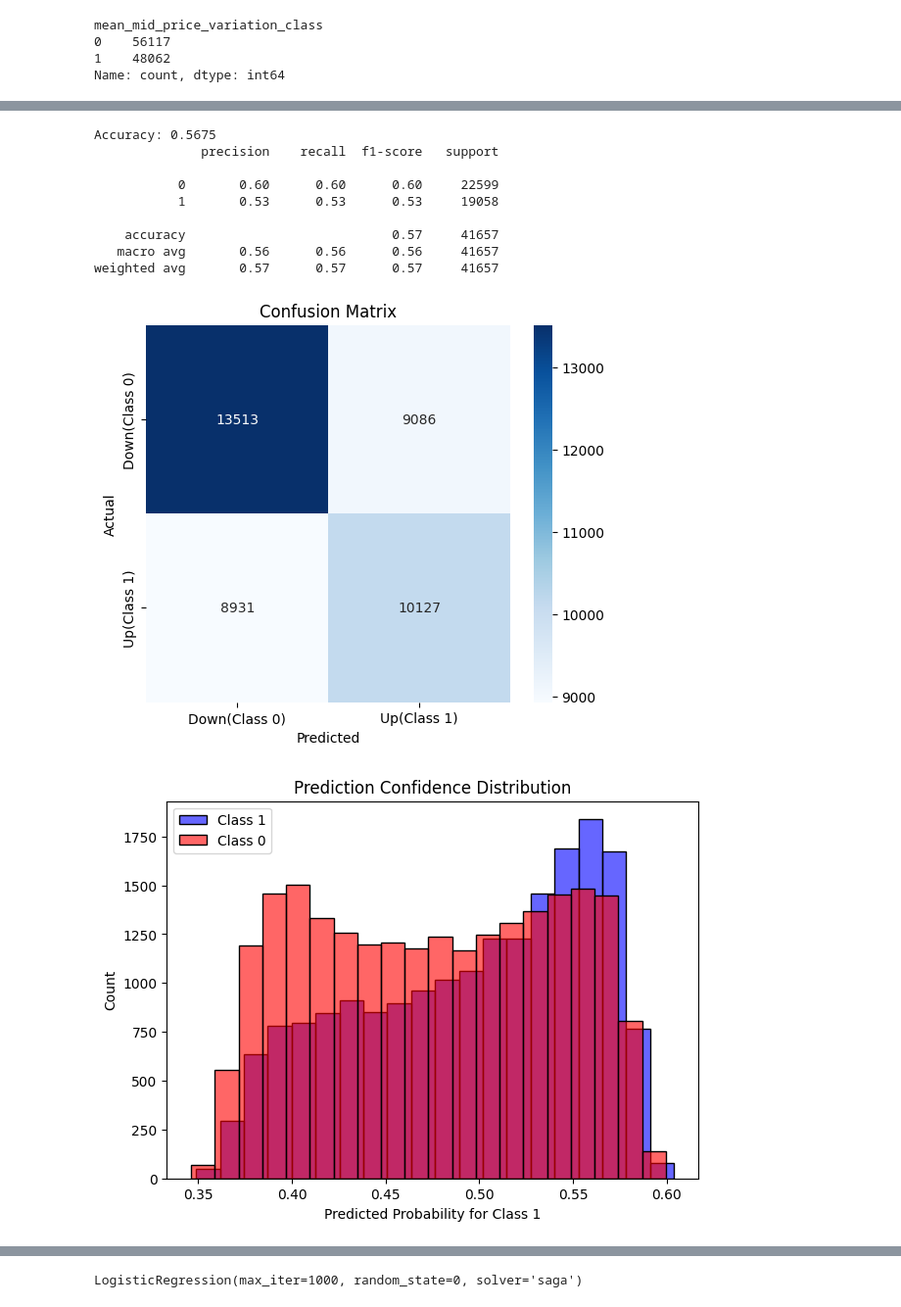
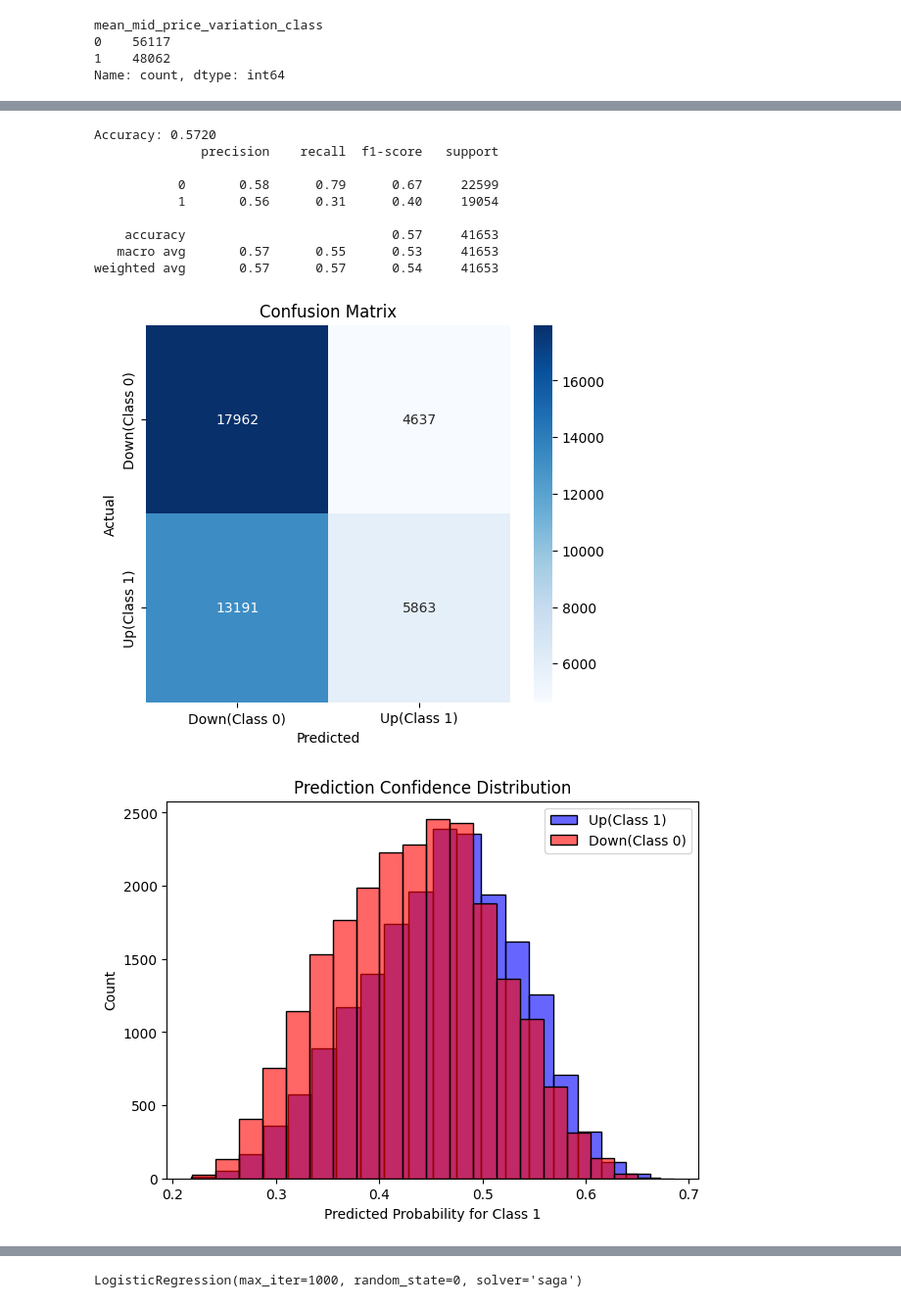
Before and after one commit to LiaoLaurent/Stock-Prediction-Deep-Learning, a Jupyter notebook: main.ipynb, the cells around one changed output, grey strips where cells are left out. Shown at 98% size. Saved outputs shown, nothing was run; the diff lists cells and outputs as text; code cells hidden in the pictures.

Commit message:
Created train and eval functions

```diff
--- a/main.ipynb
+++ b/main.ipynb
@@ -37,12 +37,12 @@ features =  lob_indicators + time_indicators
 sampling_rate = "2s"
 prediction_column = "mean_mid_price_variation_class"
 batch_size = 32
-look_back = 16
+look_back = 20
 # %%
 raw_data = pd.read_parquet("all_data.parquet")
 
-start_date = "2024-11-01"
-end_date = "2024-11-15"
+start_date = "2024-11-13"
+end_date = "2024-11-27"
 
 all_data = raw_data.loc[start_date:end_date]
 
@@ -255,61 +290,43 @@ Epoch 1/1, Train Loss: 0.6858, Train Acc: 0.5536, Val Loss: 0.6778, Val Acc: 0.5
+# %%
+device = torch.device("cuda" if torch.cuda.is_available() else "cpu")
+
+train_model(model, train_loader, val_loader, optimizer, criterion, num_epochs=10, device=device)
+# %%
+true_labels, all_predictions, all_probs = evaluate_model(model, test_loader, device)
 # %%
 from sklearn.metrics import confusion_matrix, accuracy_score, classification_report
-
-# Testing
-model.eval()
-all_predictions = []
-true_labels = []
-all_probs = []
-
-with torch.no_grad():
-    for batch_X, batch_y in test_loader:
-        batch_X, batch_y = batch_X.to(device), batch_y.to(device)
-        outputs = model(batch_X)
-
-        # Get predicted class and probabilities
-        probs = torch.softmax(outputs, dim=1)  # Convert logits to probabilities
-        _, predicted = torch.max(outputs.data, 1)
-
-        all_predictions.extend(predicted.cpu().numpy())
-        true_labels.extend(batch_y.cpu().numpy())
-        all_probs.extend(probs.cpu().numpy()[:, 1])  # Store probabilities for class 1
-
-# Convert to numpy arrays
-true_labels = np.array(true_labels)
-all_predictions = np.array(all_predictions)
-all_probs = np.array(all_probs)
 
 print(f"Accuracy: {accuracy_score(true_labels, all_predictions):.4f}")
 print(classification_report(true_labels, all_predictions, zero_division=0))
 
 conf_matrix = confusion_matrix(true_labels, all_predictions)
 plt.figure(figsize=(6, 5))
 sns.heatmap(conf_matrix, annot=True, fmt="d", cmap="Blues", xticklabels=["Down(Class 0)", "Up(Class 1)"], yticklabels=["Down(Class 0)", "Up(Class 1)"])
 plt.xlabel("Predicted")
 plt.ylabel("Actual")
 plt.title("Confusion Matrix")
 plt.show()
 
 plt.figure(figsize=(7, 5))
-sns.histplot(all_probs[true_labels == 1], color="blue", label="Class 1", bins=20, alpha=0.6)
-sns.histplot(all_probs[true_labels == 0], color="red", label="Class 0", bins=20, alpha=0.6)
+sns.histplot(all_probs[true_labels == 1], color="blue", label="Up(Class 1)", bins=20, alpha=0.6)
+sns.histplot(all_probs[true_labels == 0], color="red", label="Down(Class 0)", bins=20, alpha=0.6)
 plt.xlabel("Predicted Probability for Class 1")
 plt.ylabel("Count")
 plt.title("Prediction Confidence Distribution")
 plt.legend()
 plt.show()
 # %% [output]
-Accuracy: 0.5675
+Accuracy: 0.5720
               precision    recall  f1-score   support
 
-           0       0.60      0.60      0.60     22599
-           1       0.53      0.53      0.53     19058
+           0       0.58      0.79      0.67     22599
+           1       0.56      0.31      0.40     19054
 
-    accuracy                           0.57     41657
-   macro avg       0.56      0.56      0.56     41657
-weighted avg       0.57      0.57      0.57     41657
+    accuracy                           0.57     41653
+   macro avg       0.57      0.55      0.53     41653
+weighted avg       0.57      0.57      0.54     41653
-[figure, old version]
+[figure, new version]
-[figure, old version]
+[figure, new version]
 # %%
 from finance_utils import plot_backtest_results, backtest_strategy
 
```
Also changed, not shown: parts of 5 cells of this notebook, 7 other files.
